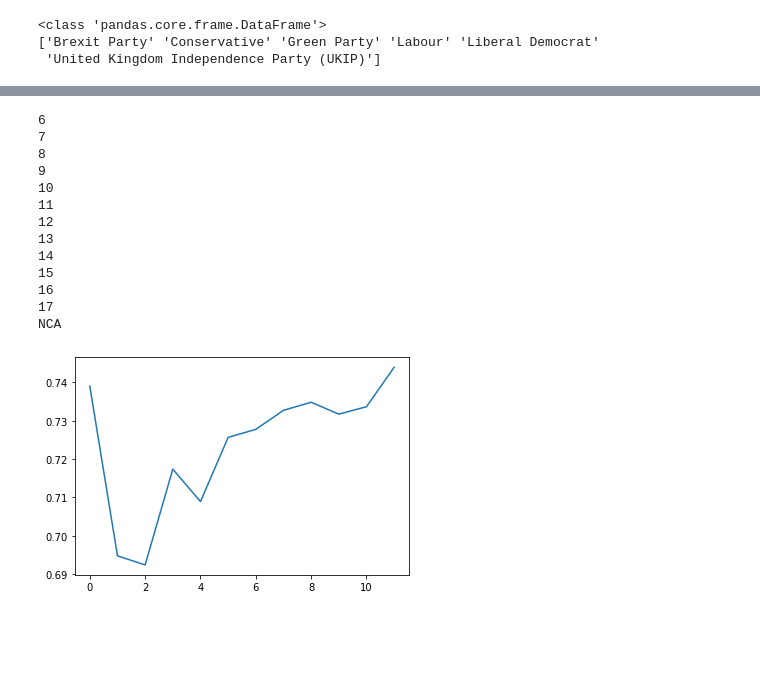
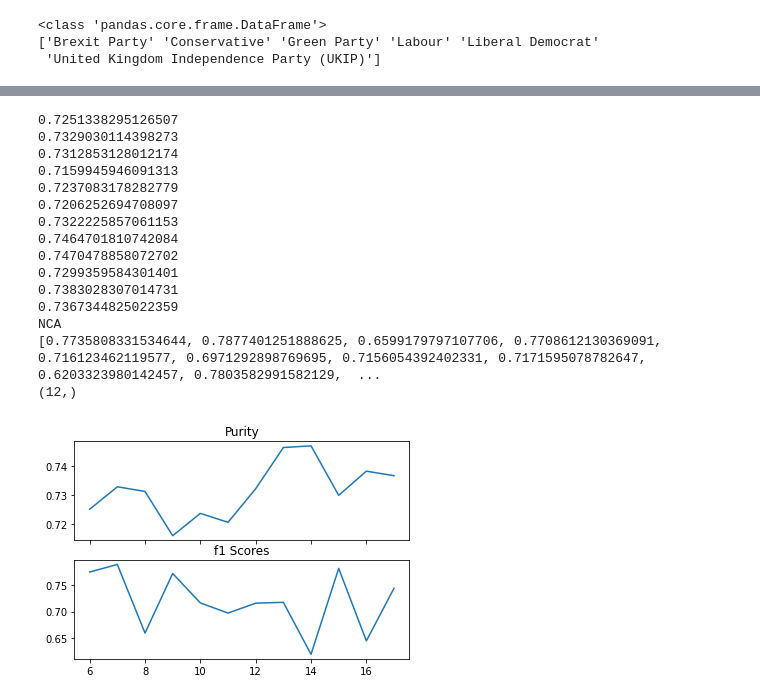
Before and after one commit to rbromley19/MDM_3_Politics, a Jupyter notebook: Dimreduction Comparison.ipynb, the cells around one changed output, grey strips where cells are left out. Saved outputs shown, nothing was run; the diff lists cells and outputs as text; code cells hidden in the pictures; blank space fills up the shorter version.

```diff
--- a/Dimreduction Comparison.ipynb
+++ b/Dimreduction Comparison.ipynb
@@ -274,22 +369,24 @@ LDA to 5D
 # %%
 from sklearn.neighbors import NeighborhoodComponentsAnalysis
 
 nca = NeighborhoodComponentsAnalysis(n_components=2)
-data =nca.fit_transform(kmeansdata,scaleddf[idmode])
-kmpurity(data,"NCA")
+ncadata =nca.fit_transform(kmeansdata,scaleddf[idmode])
+kmpurity(ncadata,"NCA")
 # %% [output]
-6
-7
-8
-9
-10
-11
-12
-13
-14
-15
-16
-17
+0.7251338295126507
+0.7329030114398273
+0.7312853128012174
+0.7159945946091313
+0.7237083178282779
+0.7206252694708097
+0.7322225857061153
+0.7464701810742084
+0.7470478858072702
+0.7299359584301401
+0.7383028307014731
+0.7367344825022359
 NCA
+[0.7735808331534644, 0.7877401251888625, 0.6599179797107706, 0.7708612130369091, 0.716123462119577, 0.6971292898769695, 0.7156054392402331, 0.7171595078782647, 0.6203323980142457, 0.7803582991582129,  ...
+(12,)
-[figure, old version]
+[figure, new version]
 # %%
```
Also changed, not shown: parts of 17 cells of this notebook, 1 other file.
